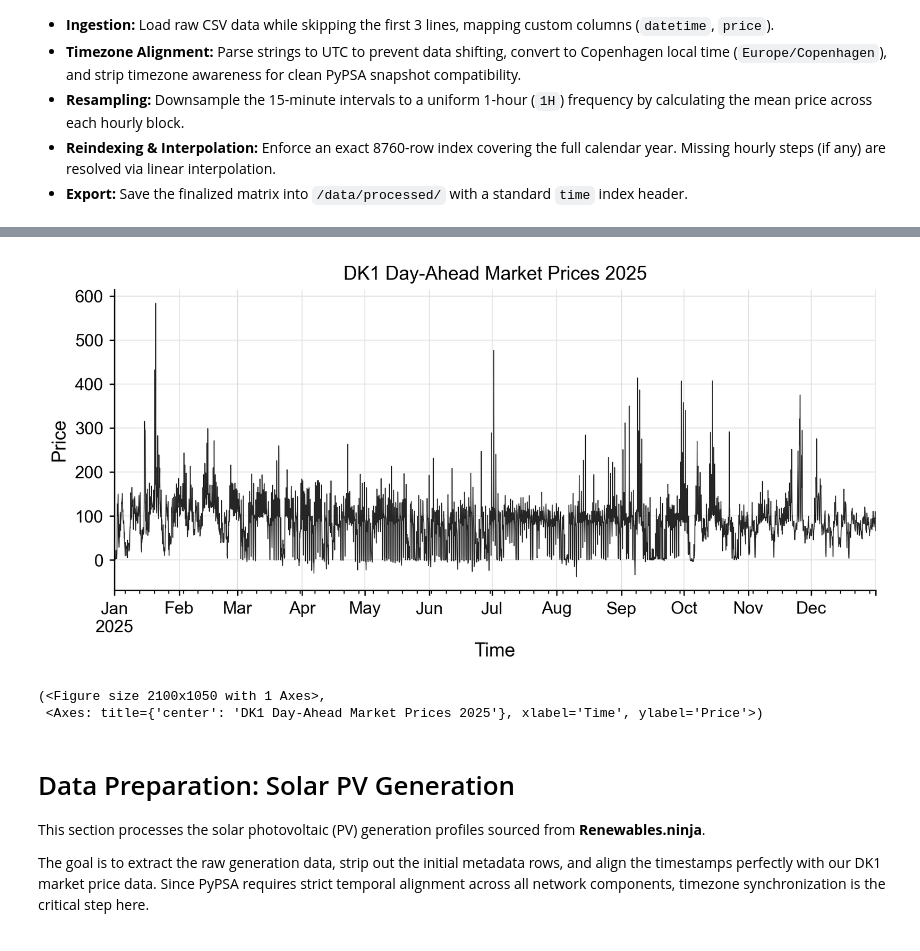
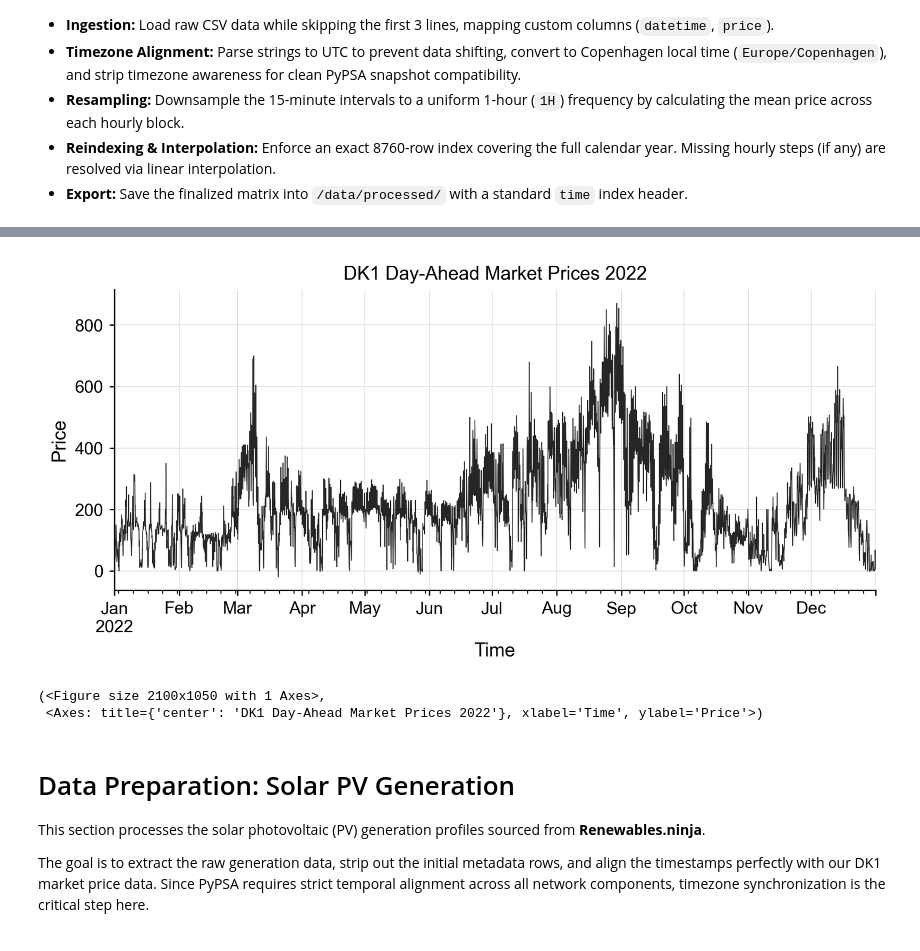
Before and after one commit to mdmis24/PyPSA-Energy-Systems-Modeling, a Jupyter notebook: 00-Data-Preparation/00_data_cleaning.ipynb, the cells around one changed output, grey strips where cells are left out. Drawn from its saved outputs; the diff is of its cells as text; code cells hidden in the pictures.

```diff
--- a/00-Data-Preparation/00_data_cleaning.ipynb
+++ b/00-Data-Preparation/00_data_cleaning.ipynb
@@ -24,8 +24,8 @@ import pandas as pd
 # 1. Define paths
 # Since this notebook is inside '00-Data-Preparation', we use '../' to go up one folder
 # into the main directory, then down into the 'data' folder.
-raw_file = '../data/raw/electricity_price_2025.csv'
-processed_file = '../data/processed/electricity_price_2025_hourly.csv'
+raw_file = '../data/raw/2022/electricity_price_2022.csv'
+processed_file = '../data/processed/2022/electricity_price_2022_hourly.csv'
 
 # 2. Load the data
 # We skip the first 3 messy header rows and manually assign clean column names
@@ -48,9 +48,9 @@ df = df.tz_localize(None)
 df_hourly = df.resample('1H').mean()
 
 # 5. Enforce an exact 8760-hour year
-# We create a perfect hourly index for the year 2025.
+# We create a perfect hourly index for the year 2022.
 # This ensures PyPSA gets exactly 8760 rows, even if the raw data missed a few hours.
-full_year = pd.date_range(start='2025-01-01 00:00', end='2025-12-31 23:00', freq='1H')
+full_year = pd.date_range(start='2022-01-01 00:00', end='2022-12-31 23:00', freq='1H')
 df_hourly = df_hourly.reindex(full_year)
 
 # If reindexing created any NaN (blank) rows, we fill them using linear interpolation
@@ -75,20 +75,20 @@ time
 # %%
 import sys
 from pathlib import Path
 
 for candidate in [Path.cwd() / 'utils', Path.cwd().parent / 'utils']:
     if candidate.exists():
         sys.path.append(str(candidate))
         break
 
 from viz_utils import plot_timeseries
 
 # Plot the processed electricity price data
-plot_timeseries(df_hourly, column='price', title='DK1 Day-Ahead Market Prices 2025', ylabel='Price', color='black')
+plot_timeseries(df_hourly, column='price', title='DK1 Day-Ahead Market Prices 2022', ylabel='Price', color='black')
 # %% [output]
-[figure, old version]
+[figure, new version]
 (<Figure size 2100x1050 with 1 Axes>,
- <Axes: title={'center': 'DK1 Day-Ahead Market Prices 2025'}, xlabel='Time', ylabel='Price'>)
+ <Axes: title={'center': 'DK1 Day-Ahead Market Prices 2022'}, xlabel='Time', ylabel='Price'>)
 # %% [markdown]
 # Data Preparation: Solar PV Generation
 
```
Also changed, not shown: parts of 5 cells of this notebook, 31 other files.
